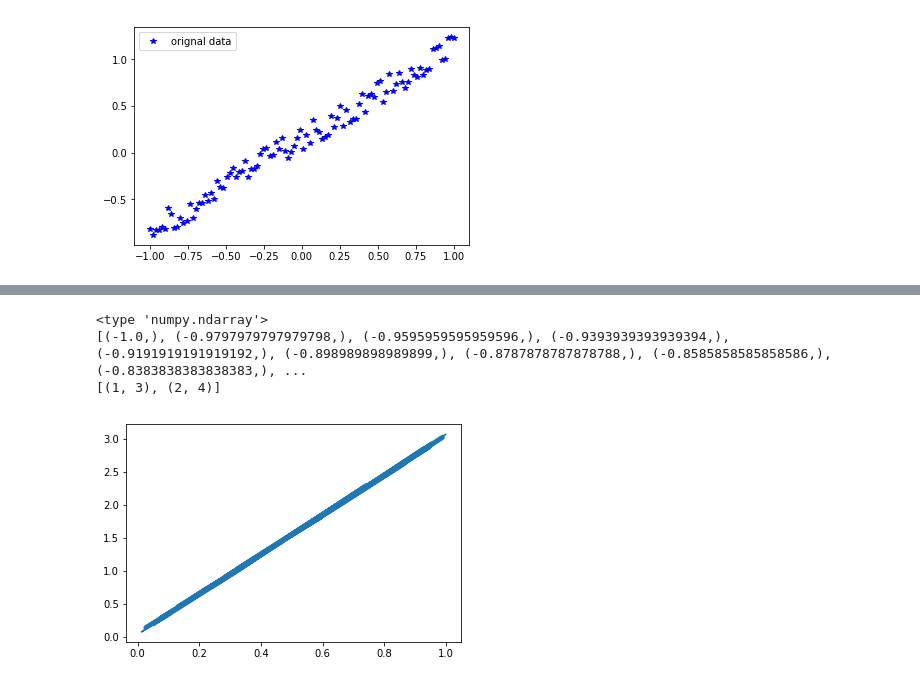
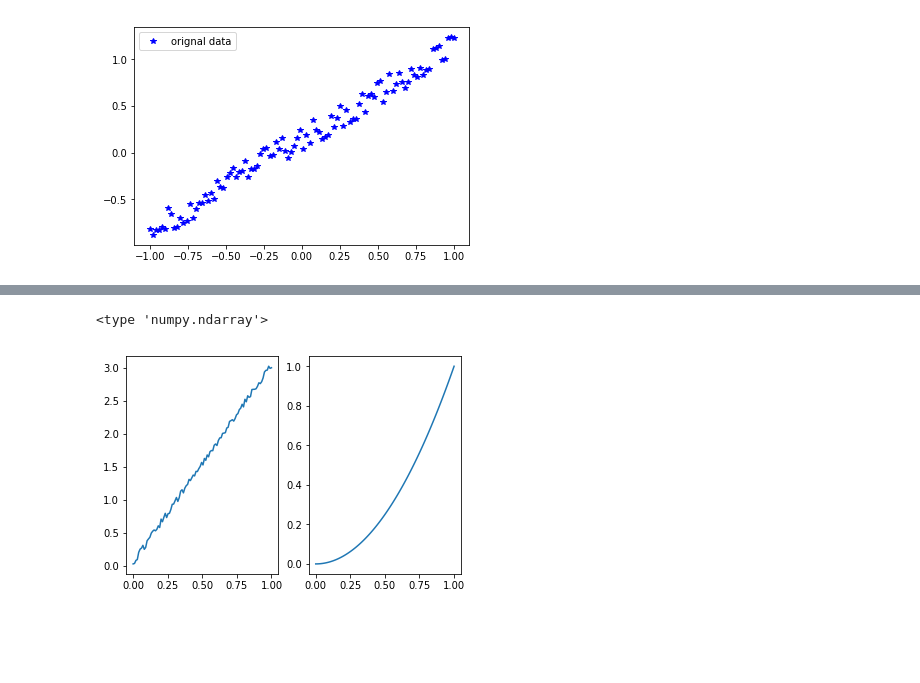
Before and after one commit to bobz653/machine-learning, a Jupyter notebook: tensor_basic/basic.ipynb, the cells around one changed output, grey strips where cells are left out. Drawn from its saved outputs; the diff is of its cells as text; code cells hidden in the pictures; blank space fills up the shorter version.

```diff
--- a/tensor_basic/basic.ipynb
+++ b/tensor_basic/basic.ipynb
@@ -76,22 +78,21 @@ Done
 # %%
 #import tensorflow as tf
 #print tf.__version__
 import numpy as np
 
 Train_X = np.linspace(-1,1,100)
 Train_Y = Train_X + np.random.rand(*Train_X.shape)*0.3
 print type(Train_Y)
-print zip(Train_X.tolist())
-#print type(Train_X.tolist())
-print zip([1,2],[3,4])
 
-X = np.random.rand(100)
+X = np.linspace(0,1,100)
 Y = X*3 + np.random.rand(100)*0.1
-plt.subplot()
+plt.subplot(121)
 plt.plot(X,Y)
+plt.subplot(122)
+Y = np.power(X,2)
+plt.plot(X,Y)
+
 plt.show()
 # %% [output]
 <type 'numpy.ndarray'>
-[(-1.0,), (-0.9797979797979798,), (-0.9595959595959596,), (-0.9393939393939394,), (-0.9191919191919192,), (-0.898989898989899,), (-0.8787878787878788,), (-0.8585858585858586,), (-0.8383838383838383,), ...
-[(1, 3), (2, 4)]
-[figure, old version]
+[figure, new version]
```
Also changed, not shown: parts of 1 cell of this notebook.
